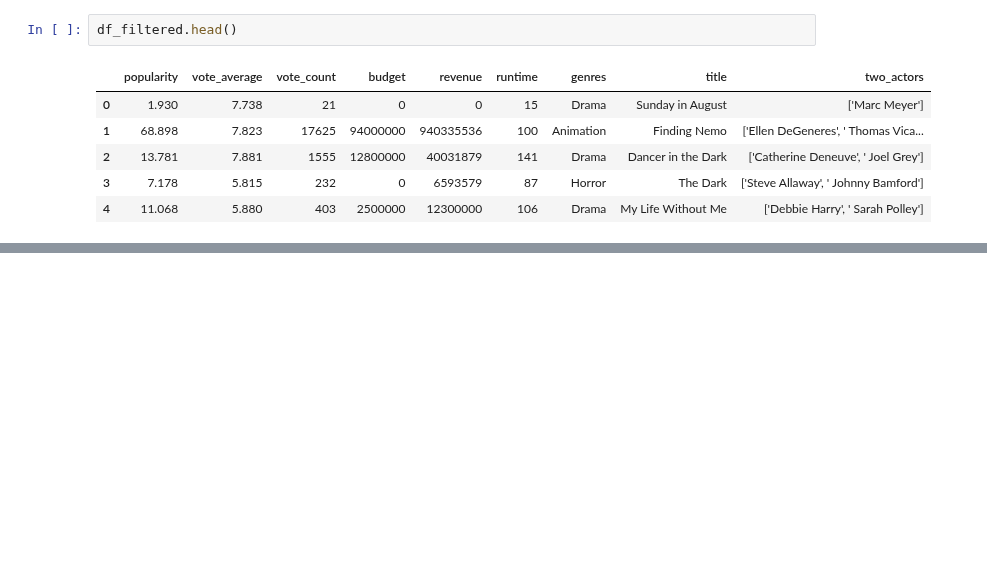
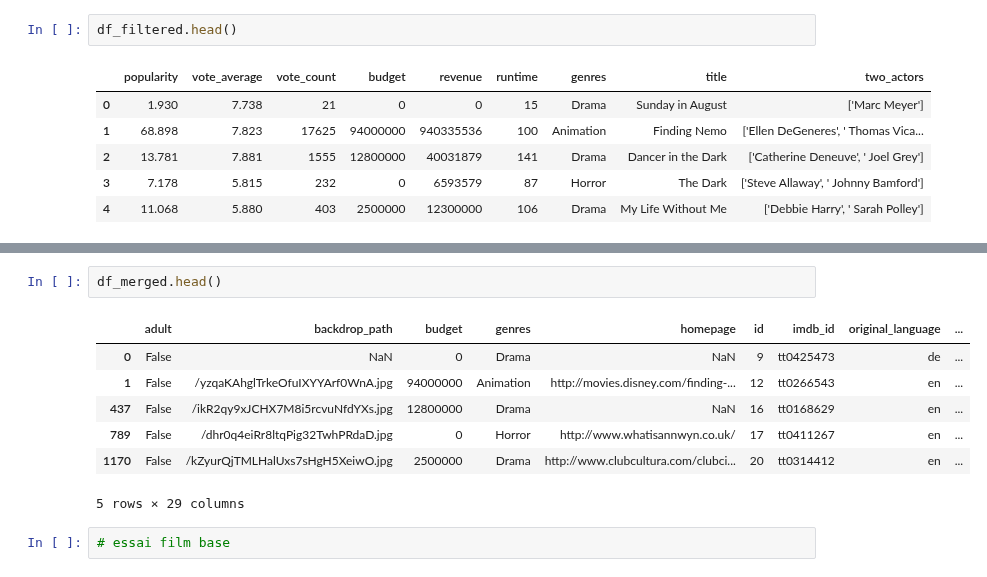
Before and after one commit to aurelieDANIEL2003/projet2_AAA, a Jupyter notebook: Recommendation_a.ipynb, the cells around one changed output, grey strips where cells are left out. Drawn from its saved outputs; the diff is of its cells as text; blank space fills up the shorter version.

```diff
--- a/Recommendation_a.ipynb
+++ b/Recommendation_a.ipynb
@@ -452,0 +400,12 @@ film_actors_list = list(film_actors.iloc[0])  # Les acteurs du film recherché
+# %%
+df_merged.head()
+# %% [output]
+|  | adult | backdrop_path | budget | genres | homepage | id | imdb_id | original_language | ... |
+| 0 | False | NaN | 0 | Drama | NaN | 9 | tt0425473 | de | ... |
+| 1 | False | /yzqaKAhglTrkeOfuIXYYArf0WnA.jpg | 94000000 | Animation | http://movies.disney.com/finding-... | 12 | tt0266543 | en | ... |
+| 437 | False | /ikR2qy9xJCHX7M8i5rcvuNfdYXs.jpg | 12800000 | Drama | NaN | 16 | tt0168629 | en | ... |
+| 789 | False | /dhr0q4eiRr8ltqPig32TwhPRdaD.jpg | 0 | Horror | http://www.whatisannwyn.co.uk/ | 17 | tt0411267 | en | ... |
+| 1170 | False | /kZyurQjTMLHalUxs7sHgH5XeiwO.jpg | 2500000 | Drama | http://www.clubcultura.com/clubci... | 20 | tt0314412 | en | ... |
+5 rows × 29 columns
+# %%
+# essai film base
```
Also changed, not shown: parts of 7 cells of this notebook, 6 other files.
